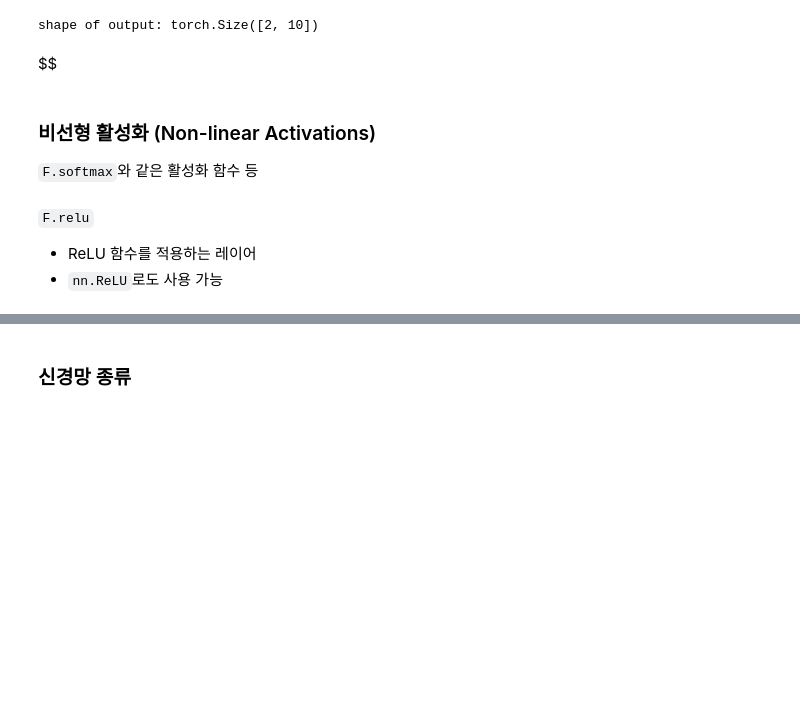
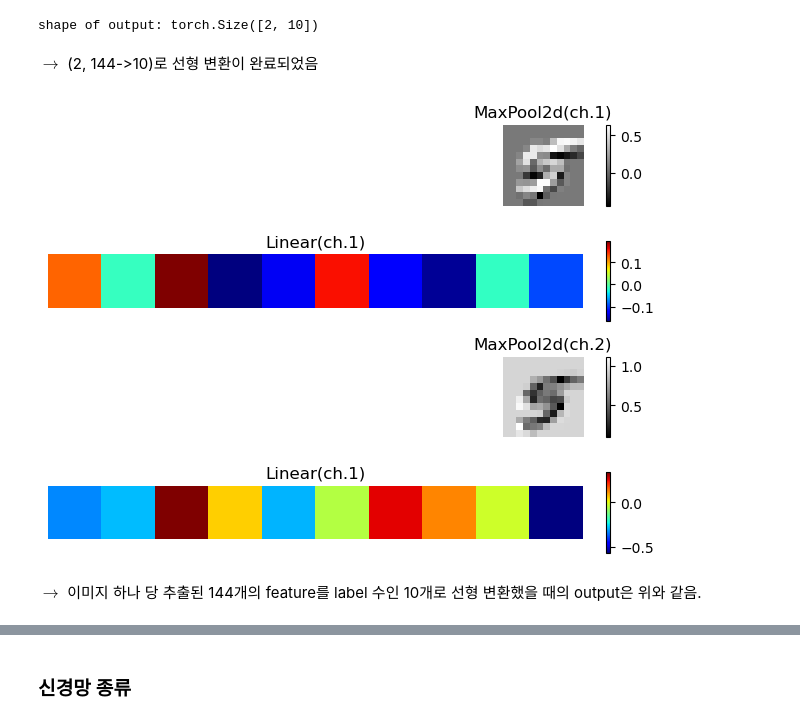
Before and after one commit to BbingZzing/LearnDeepLearning, a Jupyter notebook: Pytorch/파이토치(PyTorch) 한번에 끝내기.ipynb, the cells around one changed output, grey strips where cells are left out. Saved outputs shown, nothing was run; the diff lists cells and outputs as text; code cells hidden in the pictures; blank space fills up the shorter version.

```diff
--- a/Pytorch/파이토치(PyTorch) 한번에 끝내기.ipynb
+++ b/Pytorch/파이토치(PyTorch) 한번에 끝내기.ipynb
@@ -1750,14 +1750,39 @@ output = linear(flatten)
 print(f"shape of output: {output.shape}")
 # %% [output]
 shape of output: torch.Size([2, 10])
-# %% [markdown]
-$$
-# %% [markdown]
-### 비선형 활성화 (Non-linear Activations)
-
-`F.softmax`와 같은 활성화 함수 등
-# %% [markdown]
-`F.relu`
-
-- ReLU 함수를 적용하는 레이어
-- `nn.ReLU`로도 사용 가능
+# %% [markdown]
+$\rightarrow$ (2, 144->10)로 선형 변환이 완료되었음
+# %%
+fig, axis = plt.subplots(ncols=1, nrows=4)
+
+# 2D 풀링을 적용한 이미지 출력(ch.1)
+im1 = axis[0].imshow(pool.detach()[0], cmap='gray')
+axis[0].set_title("MaxPool2d(ch.1)")
+axis[0].axis("off")
+fig.colorbar(im1, ax=axis[0], fraction=0.046, pad=0.04)  # 컬러바 추가
+
+# 선형 계층 통과 후의 이미지 출력(ch.1)
+im2 = axis[1].imshow(output.detach().numpy()[0].reshape(1, -1), cmap='jet')
+axis[1].set_title("Linear(ch.1)")
+axis[1].axis("off")
+fig.colorbar(im2, ax=axis[1], fraction=0.046, pad=0.04)  # 컬러바 추가
+
+
+# 2D 풀링을 적용한 이미지 출력(ch.2)
+im3 = axis[2].imshow(pool.detach()[1], cmap='gray')
+axis[2].set_title("MaxPool2d(ch.2)")
+axis[2].axis("off")
+fig.colorbar(im3, ax=axis[2], fraction=0.046, pad=0.04)  # 컬러바 추가
+
+# 선형 계층 통과 후의 이미지 출력(ch.2)
+im4 = axis[3].imshow(output.detach().numpy()[1].reshape(1, -1), cmap='jet')
+axis[3].set_title("Linear(ch.1)")
+axis[3].axis("off")
+fig.colorbar(im4, ax=axis[3], fraction=0.046, pad=0.04)  # 컬러바 추가
+
+plt.tight_layout()
+plt.show()
+# %% [output]
+[figure, added]
+# %% [markdown]
+$\rightarrow$ 이미지 하나 당 추출된 144개의 feature를 label 수인 10개로 선형 변환했을 때의 output은 위와 같음.
```
Also changed, not shown: parts of 23 cells of this notebook.
